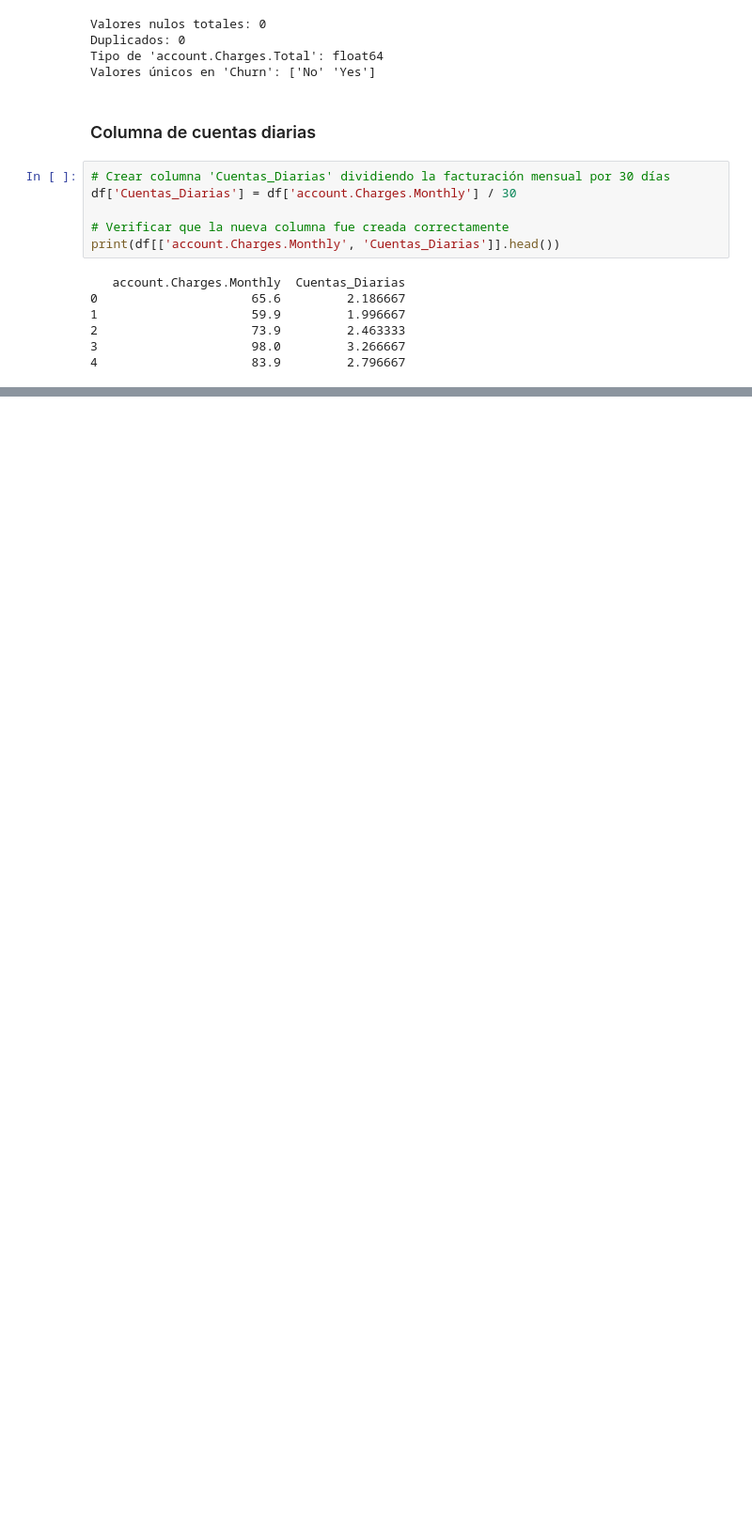
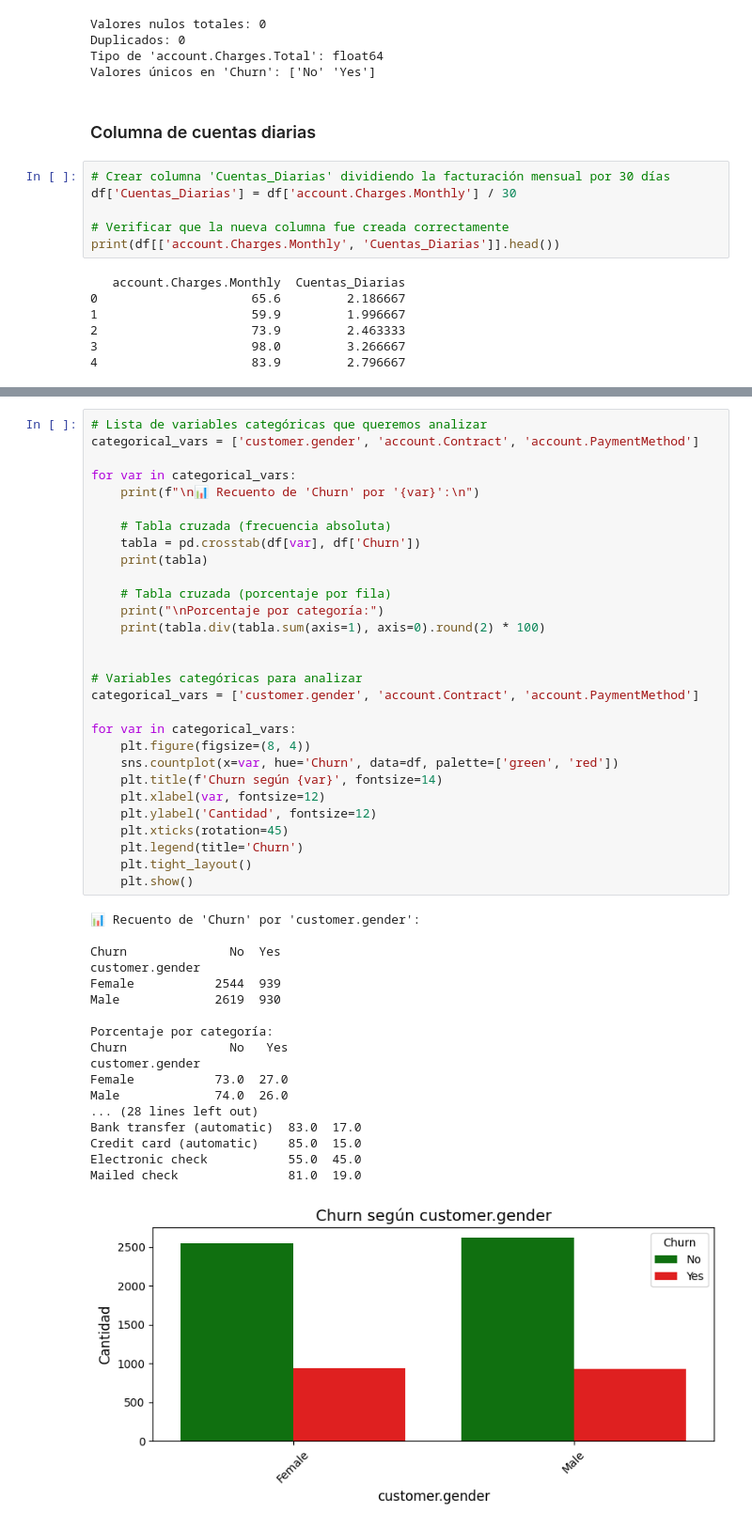
Before and after one commit to xsebasx3/TelecomX_LATAM, a Jupyter notebook: TelecomX_LATAM.ipynb, the cells around one changed output, grey strips where cells are left out. Shown: that part at 94% size. Drawn from its saved outputs; the diff is of its cells as text; blank space fills up the shorter version.

```diff
--- a/TelecomX_LATAM.ipynb
+++ b/TelecomX_LATAM.ipynb
@@ -268,0 +321,48 @@ print(df[['account.Charges.Monthly', 'Cuentas_Diarias']].head())
+# %%
+# Lista de variables categóricas que queremos analizar
+categorical_vars = ['customer.gender', 'account.Contract', 'account.PaymentMethod']
+
+for var in categorical_vars:
+    print(f"\n📊 Recuento de 'Churn' por '{var}':\n")
+
+    # Tabla cruzada (frecuencia absoluta)
+    tabla = pd.crosstab(df[var], df['Churn'])
+    print(tabla)
+
+    # Tabla cruzada (porcentaje por fila)
+    print("\nPorcentaje por categoría:")
+    print(tabla.div(tabla.sum(axis=1), axis=0).round(2) * 100)
+
+
+# Variables categóricas para analizar
+categorical_vars = ['customer.gender', 'account.Contract', 'account.PaymentMethod']
+
+for var in categorical_vars:
+    plt.figure(figsize=(8, 4))
+    sns.countplot(x=var, hue='Churn', data=df, palette=['green', 'red'])
+    plt.title(f'Churn según {var}', fontsize=14)
+    plt.xlabel(var, fontsize=12)
+    plt.ylabel('Cantidad', fontsize=12)
+    plt.xticks(rotation=45)
+    plt.legend(title='Churn')
+    plt.tight_layout()
+    plt.show()
+# %% [output]
+📊 Recuento de 'Churn' por 'customer.gender':
+
+Churn              No  Yes
+customer.gender
+Female           2544  939
+Male             2619  930
+
+Porcentaje por categoría:
+Churn              No   Yes
+customer.gender
+Female           73.0  27.0
+Male             74.0  26.0
+... (28 lines left out)
+Bank transfer (automatic)  83.0  17.0
+Credit card (automatic)    85.0  15.0
+Electronic check           55.0  45.0
+Mailed check               81.0  19.0
+[figure, added]
```
Also changed, not shown: parts of 8 cells of this notebook.
